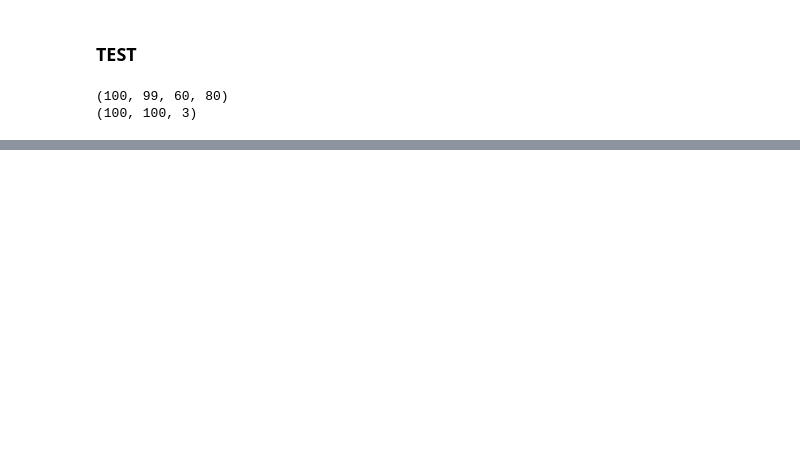
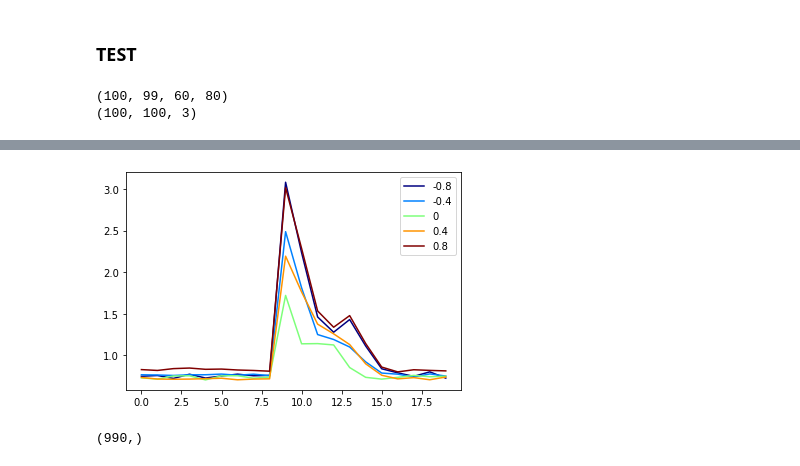
Before and after one commit to FelixHub/serotonin_model, a Jupyter notebook: src/miniworld/train_mdrnn.ipynb, the cells around one changed output, grey strips where cells are left out. Saved outputs shown, nothing was run; the diff lists cells and outputs as text; code cells hidden in the pictures; blank space fills up the shorter version.

```diff
--- a/src/miniworld/train_mdrnn.ipynb
+++ b/src/miniworld/train_mdrnn.ipynb
@@ -576,0 +682,18 @@ plt.tight_layout()
+# %%
+plt.figure()
+
+colors = plt.cm.jet(np.linspace(0,1,len(glitch_phases)))
+
+for i,glitch_phase in enumerate(glitch_phases):
+        aligned_loss = []
+        for i_traj in range(nb_control_trajectories):
+            aligned_loss.append( SPE_norms[i,i_traj,traj_steps[i_traj]-10:traj_steps[i_traj]+10] )
+        plt.plot( np.mean(aligned_loss,axis=0),color=colors[i],label=glitch_phase)
+plt.legend()
+plt.show()
+# %% [output]
+[figure, added]
+# %%
+np.tile(np.arange(0,15), np.array(aligned_loss).flatten().shape[0] // 15).shape
+# %% [output]
+(990,)
```
Also changed, not shown: parts of 15 cells of this notebook, 3 other files.
